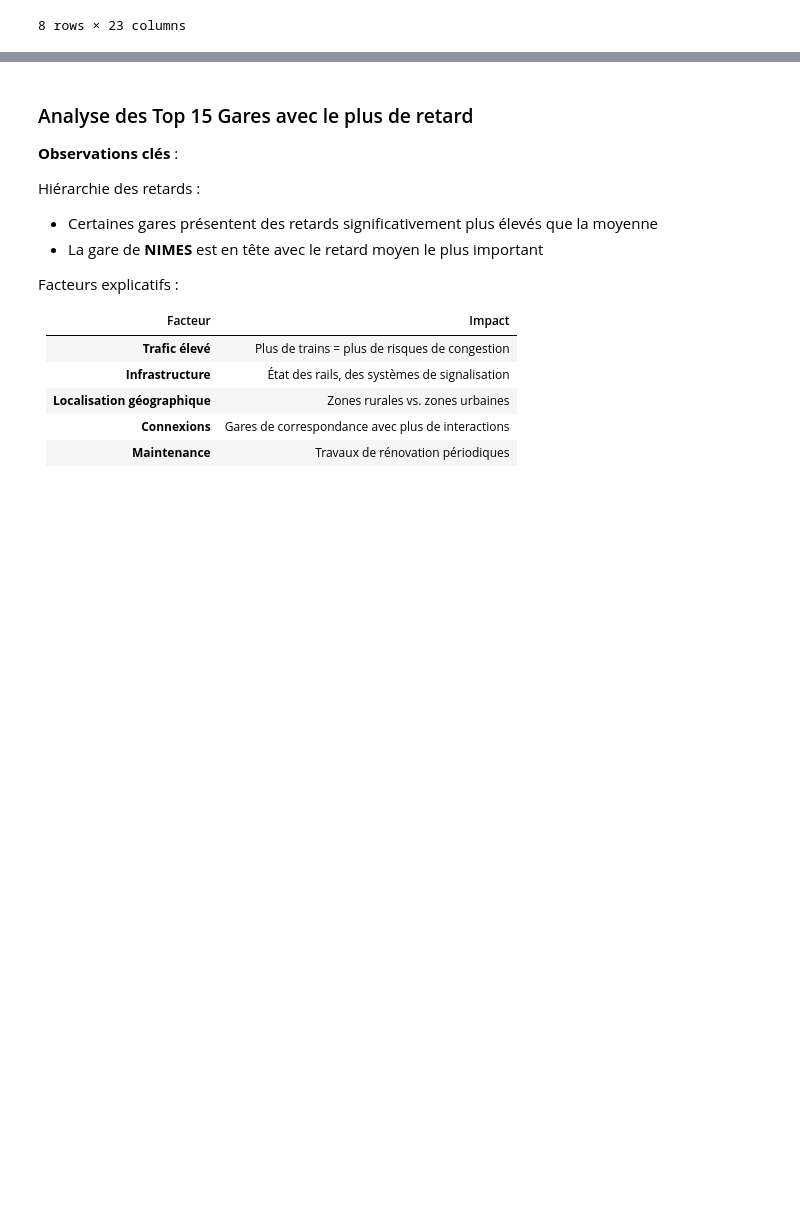
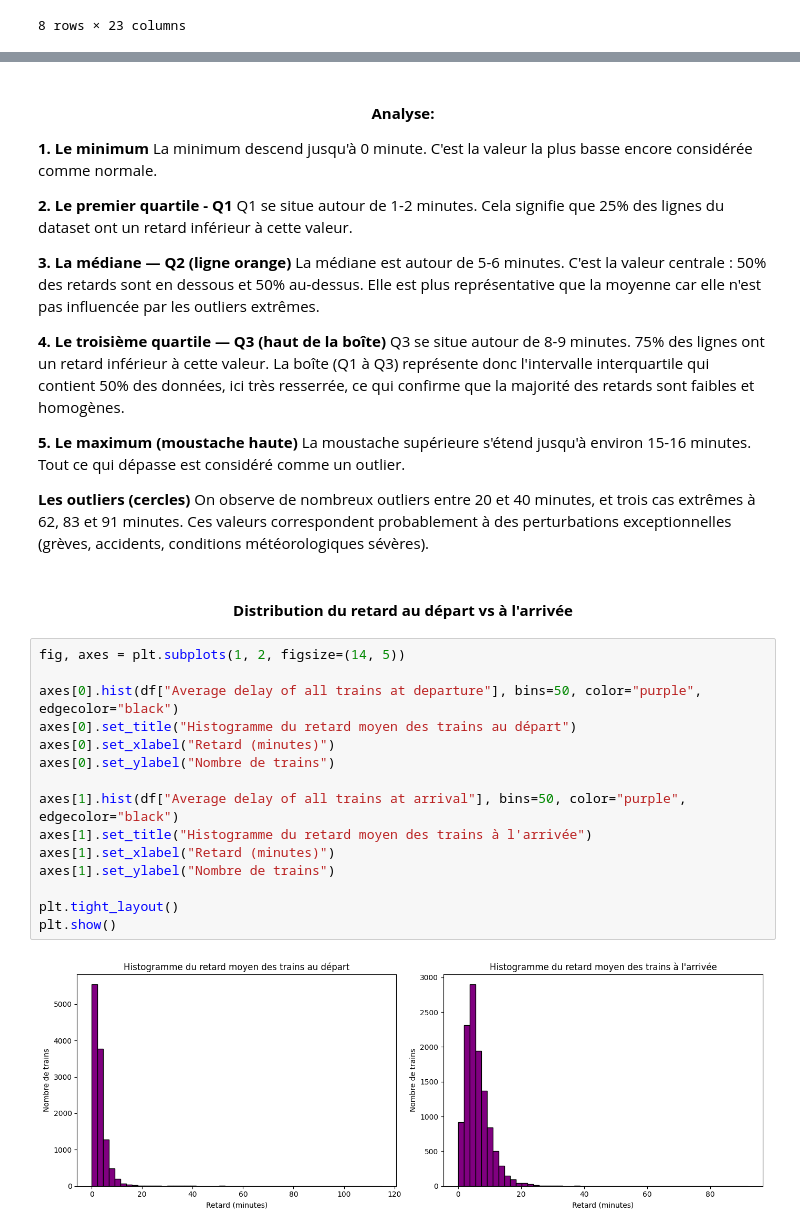
Before and after one commit to LaurinceG4N0/tardis-sncf, a Jupyter notebook: tardis_eda.ipynb, the cells around one changed output, grey strips where cells are left out. Cells and saved outputs as stored; diff of their text form; blank space fills up the shorter version.

```diff
--- a/tardis_eda.ipynb
+++ b/tardis_eda.ipynb
@@ -417,18 +443,48 @@ plt.show()
 # %% [markdown]
-### Analyse des Top 15 Gares avec le plus de retard
+#### **<div style="text-align: center">Analyse:</div>**
 
-**Observations clés** :
+**1. Le minimum**
+La minimum descend jusqu'à 0 minute.
+C'est la valeur la plus basse encore considérée comme normale.
 
-Hiérarchie des retards :
-- Certaines gares présentent des retards significativement plus élevés que la moyenne
-- La gare de **NIMES** est en tête avec le retard moyen le plus important
+**2. Le premier quartile - Q1**
+Q1 se situe autour de 1-2 minutes.
+Cela signifie que 25% des lignes du dataset ont un retard
+inférieur à cette valeur.
 
-Facteurs explicatifs :
+**3. La médiane — Q2 (ligne orange)**
+La médiane est autour de 5-6 minutes.
+C'est la valeur centrale : 50% des retards sont en dessous et 50% au-dessus.
+Elle est plus représentative que la moyenne car elle n'est pas influencée par les outliers extrêmes.
 
-| Facteur | Impact |
-|---------|--------|
-| **Trafic élevé** | Plus de trains = plus de risques de congestion |
-| **Infrastructure** | État des rails, des systèmes de signalisation |
-| **Localisation géographique** | Zones rurales vs. zones urbaines |
-| **Connexions** | Gares de correspondance avec plus de interactions |
-| **Maintenance** | Travaux de rénovation périodiques |
+**4. Le troisième quartile — Q3 (haut de la boîte)**
+Q3 se situe autour de 8-9 minutes.
+75% des lignes ont un retard inférieur à cette valeur.
+La boîte (Q1 à Q3) représente donc l'intervalle interquartile qui contient 50% des données, ici très resserrée, ce qui confirme que la majorité des retards sont faibles et homogènes.
+
+**5. Le maximum (moustache haute)**
+La moustache supérieure s'étend jusqu'à environ 15-16 minutes.
+Tout ce qui dépasse est considéré comme un outlier.
+
+**Les outliers (cercles)**
+On observe de nombreux outliers entre 20 et 40 minutes, et trois cas extrêmes à 62, 83 et 91 minutes.
+Ces valeurs correspondent probablement à des perturbations exceptionnelles (grèves, accidents, conditions météorologiques sévères).
+# %% [markdown]
+#### **<div style="text-align: center">Distribution du retard au départ vs à l'arrivée</div>**
+# %%
+fig, axes = plt.subplots(1, 2, figsize=(14, 5))
+
+axes[0].hist(df["Average delay of all trains at departure"], bins=50, color="purple", edgecolor="black")
+axes[0].set_title("Histogramme du retard moyen des trains au départ")
+axes[0].set_xlabel("Retard (minutes)")
+axes[0].set_ylabel("Nombre de trains")
+
+axes[1].hist(df["Average delay of all trains at arrival"], bins=50, color="purple", edgecolor="black")
+axes[1].set_title("Histogramme du retard moyen des trains à l'arrivée")
+axes[1].set_xlabel("Retard (minutes)")
+axes[1].set_ylabel("Nombre de trains")
+
+plt.tight_layout()
+plt.show()
+# %% [output]
+[figure, added]
```
Also changed, not shown: parts of 33 cells of this notebook.
